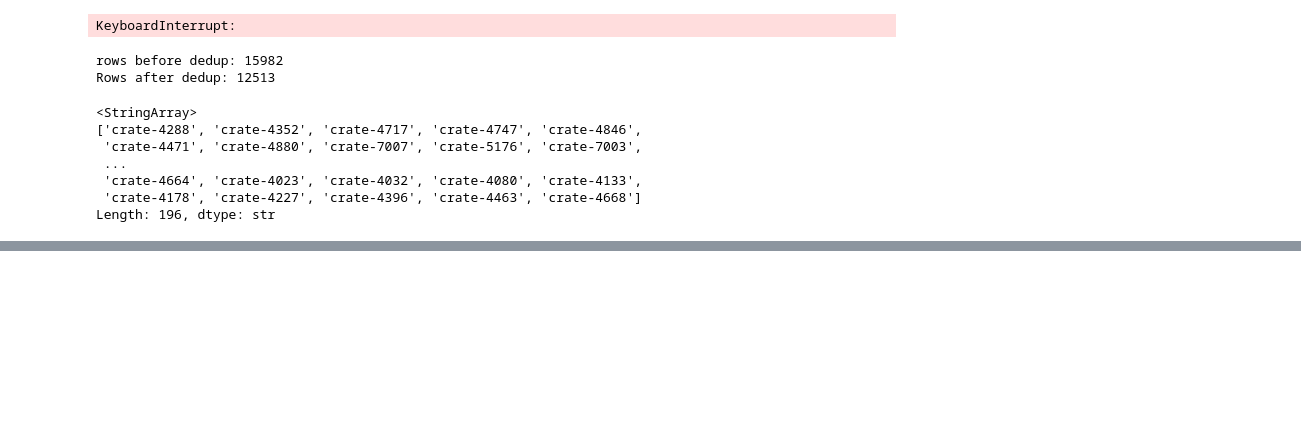
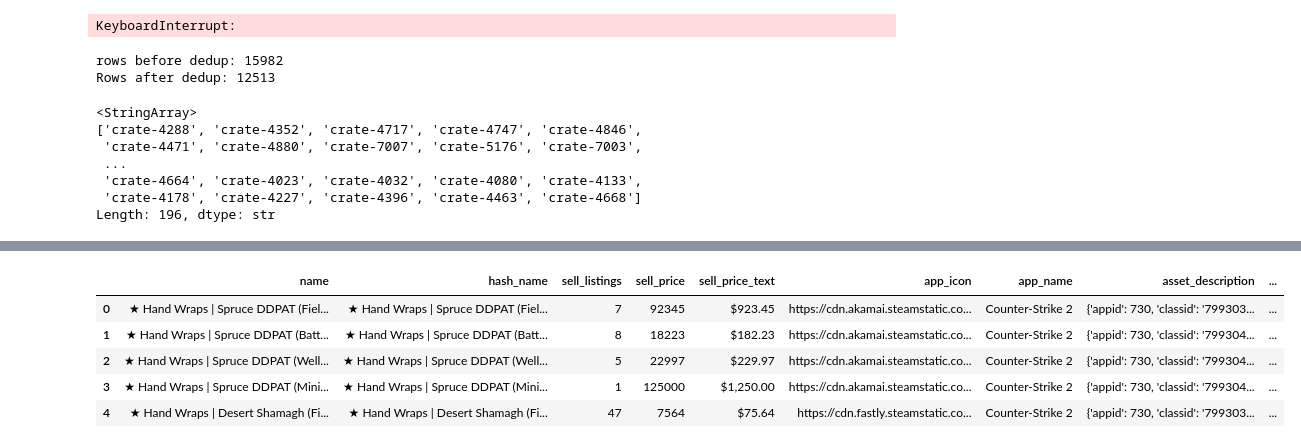
Before and after one commit to AlexHagood/vigilant-fishstick, a Jupyter notebook: scrape.ipynb, the cells around one changed output, grey strips where cells are left out. Saved outputs shown, nothing was run; the diff lists cells and outputs as text; code cells hidden in the pictures; blank space fills up the shorter version.

Commit message:
added base_name and wear level to csgo2_items.csv, updated mapped classes and calculator to find expected values

```diff
--- a/scrape.ipynb
+++ b/scrape.ipynb
@@ -256,0 +276,16 @@ print(unique_crates)
+# %%
+import re
+
+item_market_df = pd.read_csv("csgo2_items.csv")
+item_market_df["wear"] = item_market_df["name"].str.extract(r'\(([^)]+)\)$')
+item_market_df["base_name"] = item_market_df["name"].str.replace(r'\s*\([^)]+\)$', '', regex=True)
+item_market_df.to_csv('csgo2_items.csv', index=False)
+
+item_market_df.head()
+# %% [output]
+|  | name | hash_name | sell_listings | sell_price | sell_price_text | app_icon | app_name | asset_description | ... |
+| 0 | ★ Hand Wraps | Spruce DDPAT (Fiel... | ★ Hand Wraps | Spruce DDPAT (Fiel... | 7 | 92345 | $923.45 | https://cdn.akamai.steamstatic.co... | Counter-Strike 2 | {'appid': 730, 'classid': '799303... | ... |
+| 1 | ★ Hand Wraps | Spruce DDPAT (Batt... | ★ Hand Wraps | Spruce DDPAT (Batt... | 8 | 18223 | $182.23 | https://cdn.akamai.steamstatic.co... | Counter-Strike 2 | {'appid': 730, 'classid': '799304... | ... |
+| 2 | ★ Hand Wraps | Spruce DDPAT (Well... | ★ Hand Wraps | Spruce DDPAT (Well... | 5 | 22997 | $229.97 | https://cdn.akamai.steamstatic.co... | Counter-Strike 2 | {'appid': 730, 'classid': '799304... | ... |
+| 3 | ★ Hand Wraps | Spruce DDPAT (Mini... | ★ Hand Wraps | Spruce DDPAT (Mini... | 1 | 125000 | $1,250.00 | https://cdn.akamai.steamstatic.co... | Counter-Strike 2 | {'appid': 730, 'classid': '799304... | ... |
+| 4 | ★ Hand Wraps | Desert Shamagh (Fi... | ★ Hand Wraps | Desert Shamagh (Fi... | 47 | 7564 | $75.64 | https://cdn.fastly.steamstatic.co... | Counter-Strike 2 | {'appid': 730, 'classid': '799303... | ... |
```
Also changed, not shown: parts of 1 cell of this notebook, 5 other files.
